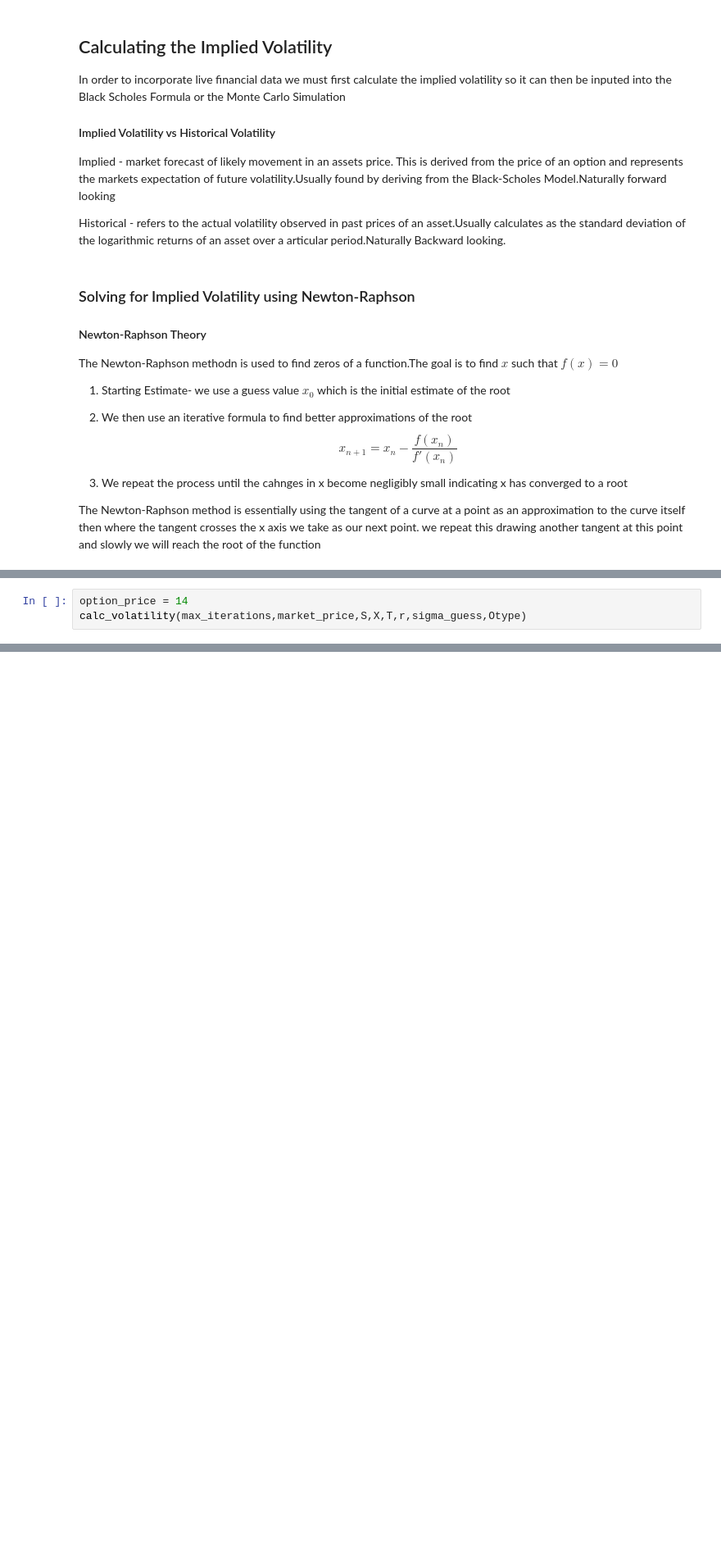
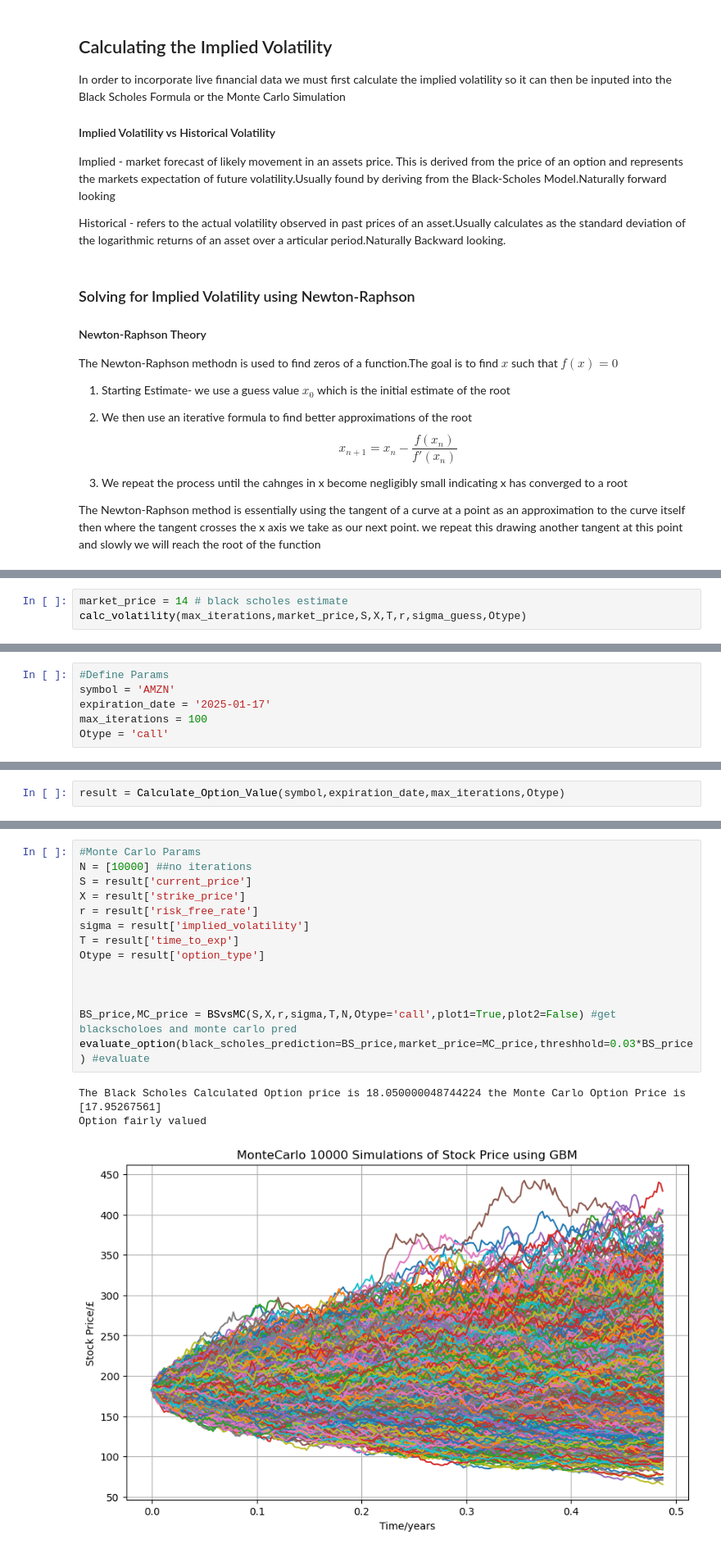
Before and after one commit to LilacOrchid/BlackScholesMonteCarlo, a Jupyter notebook: Black Scholes.ipynb, the cells around one changed output, grey strips where cells are left out. Shown at 82% size. Drawn from its saved outputs; the diff is of its cells as text; blank space fills up the shorter version.

```diff
--- a/Black Scholes.ipynb
+++ b/Black Scholes.ipynb
@@ -484,3 +519,0 @@ We define the Market Price given by Black-Scholes as 13.28
-# %%
-option_price = 14
-calc_volatility(max_iterations,market_price,S,X,T,r,sigma_guess,Otype)
@@ -506,0 +604,3 @@ Why choose at the money (ATM) options for analysis
+# %%
+market_price = 14 # black scholes estimate
+calc_volatility(max_iterations,market_price,S,X,T,r,sigma_guess,Otype)
@@ -619,0 +779,6 @@ BS_Greeks(S,X,T,r,sigma,'call',h=0.001)
+# %%
+#Define Params
+symbol = 'AMZN'
+expiration_date = '2025-01-17'
+max_iterations = 100
+Otype = 'call'
@@ -619,0 +842,2 @@ BS_Greeks(S,X,T,r,sigma,'call',h=0.001)
+# %%
+result = Calculate_Option_Value(symbol,expiration_date,max_iterations,Otype)
@@ -619,0 +860,18 @@ BS_Greeks(S,X,T,r,sigma,'call',h=0.001)
+# %%
+#Monte Carlo Params
+N = [10000] ##no iterations
+S = result['current_price']
+X = result['strike_price']
+r = result['risk_free_rate']
+sigma = result['implied_volatility']
+T = result['time_to_exp']
+Otype = result['option_type']
+
+
+
+BS_price,MC_price = BSvsMC(S,X,r,sigma,T,N,Otype='call',plot1=True,plot2=False) #get blackscholoes and monte carlo pred
+evaluate_option(black_scholes_prediction=BS_price,market_price=MC_price,threshhold=0.03*BS_price) #evaluate
+# %% [output]
+The Black Scholes Calculated Option price is 18.050000048744224 the Monte Carlo Option Price is [17.95267561]
+Option fairly valued
+[figure, added]
```
Also changed, not shown: parts of 47 cells of this notebook.
